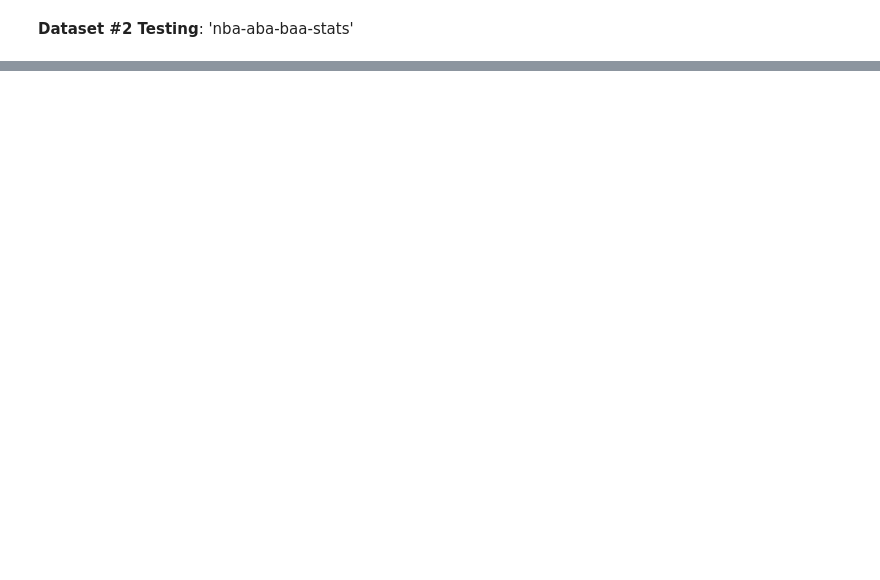
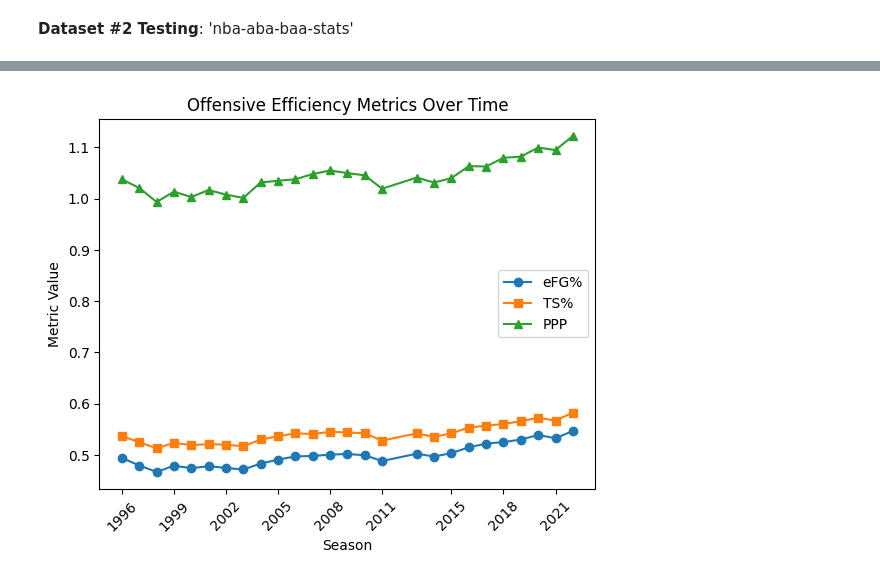
Before and after one commit to James-Heile/NSF-ATE-Internship, a Jupyter notebook: moreyball.ipynb, the cells around one changed output, grey strips where cells are left out. Drawn from its saved outputs; the diff is of its cells as text; code cells hidden in the pictures; blank space fills up the shorter version.

```diff
--- a/moreyball.ipynb
+++ b/moreyball.ipynb
@@ -74,0 +215,84 @@ After exploring several CSV files from both datasets, I believe **Dataset 1** wi
+# %%
+#defining column mapings
+home_cols = {
+    'game_id': 'game_id',
+    'game_date': 'game_date',
+    'team_id_home': 'team_id',
+    'team_abbreviation_home': 'team_abbreviation',
+    'team_name_home': 'team_name',
+    'fgm_home': 'fgm',
+    'fga_home': 'fga',
+    'fg3m_home': 'fg3m',
+    'fg3a_home': 'fg3a',
+    'ftm_home': 'ftm',
+    'fta_home': 'fta',
+    'oreb_home': 'oreb',
+    'dreb_home': 'dreb',
+    'reb_home': 'reb',
+    'ast_home': 'ast',
+    'tov_home': 'tov',
+    'pts_home': 'pts',
+    'season_id': 'season_id',
+    'season_type': 'season_type',
+}
+
+away_cols = {
+    'game_id': 'game_id',
+    'game_date': 'game_date',
+    'team_id_away': 'team_id',
+    'team_abbreviation_away': 'team_abbreviation',
+    'team_name_away': 'team_name',
+    'fgm_away': 'fgm',
+    'fga_away': 'fga',
+    'fg3m_away': 'fg3m',
+    'fg3a_away': 'fg3a',
+    'ftm_away': 'ftm',
+    'fta_away': 'fta',
+    'oreb_away': 'oreb',
+    'dreb_away': 'dreb',
+    'reb_away': 'reb',
+    'ast_away': 'ast',
+    'tov_away': 'tov',
+    'pts_away': 'pts',
+    'season_id': 'season_id',
+    'season_type': 'season_type',
+}
+
+#applying thesen mappings to the dataframe
+home_df = df[list(home_cols.keys())].rename(columns=home_cols)
+home_df['location'] = 'home'
+
+away_df = df[list(away_cols.keys())].rename(columns=away_cols)
+away_df['location'] = 'away'
+
+#forming a full dataset
+team_games = pd.concat([home_df, away_df], ignore_index=True)
+
+#extracting the season year from season_id, the last 4 digits
+team_games['season_year'] = team_games['season_id'] % 10000
+
+#calculating efficiency metrics
+team_games['eFG%'] = (team_games['fgm'] + 0.5 * team_games['fg3m']) / team_games['fga']
+team_games['TS%'] = team_games['pts'] / (2 * (team_games['fga'] + 0.44 * team_games['fta']))
+team_games['possessions'] = team_games['fga'] + 0.44 * team_games['fta'] - team_games['oreb'] + team_games['tov']
+team_games['PPP'] = team_games['pts'] / team_games['possessions']
+
+#grouping and taking mean of each metric
+season_metrics = team_games.groupby('season_year')[['eFG%', 'TS%', 'PPP']].mean().sort_index()
+
+#filter to 1996 and later, to follow the play by play era
+season_metrics_filtered = season_metrics[season_metrics.index >= 1996]
+
+#plotting each, except possessions because it differs to much and dominates the graph
+ax = season_metrics_filtered['eFG%'].plot(marker='o', label='eFG%', title='Offensive Efficiency Metrics Over Time')
+season_metrics_filtered['TS%'].plot(marker='s', ax=ax, label='TS%')
+season_metrics_filtered['PPP'].plot(marker='^', ax=ax, label='PPP')
+
+#setting graph
+ax.set_xlabel('Season')
+ax.set_ylabel('Metric Value')
+ax.set_xticks(season_metrics_filtered.index[::3])  # show every 3rd year
+ax.set_xticklabels(season_metrics_filtered.index[::3].astype(int), rotation=45)
+ax.legend();
+# %% [output]
+[figure, added]
```
Also changed, not shown: parts of 22 cells of this notebook.
